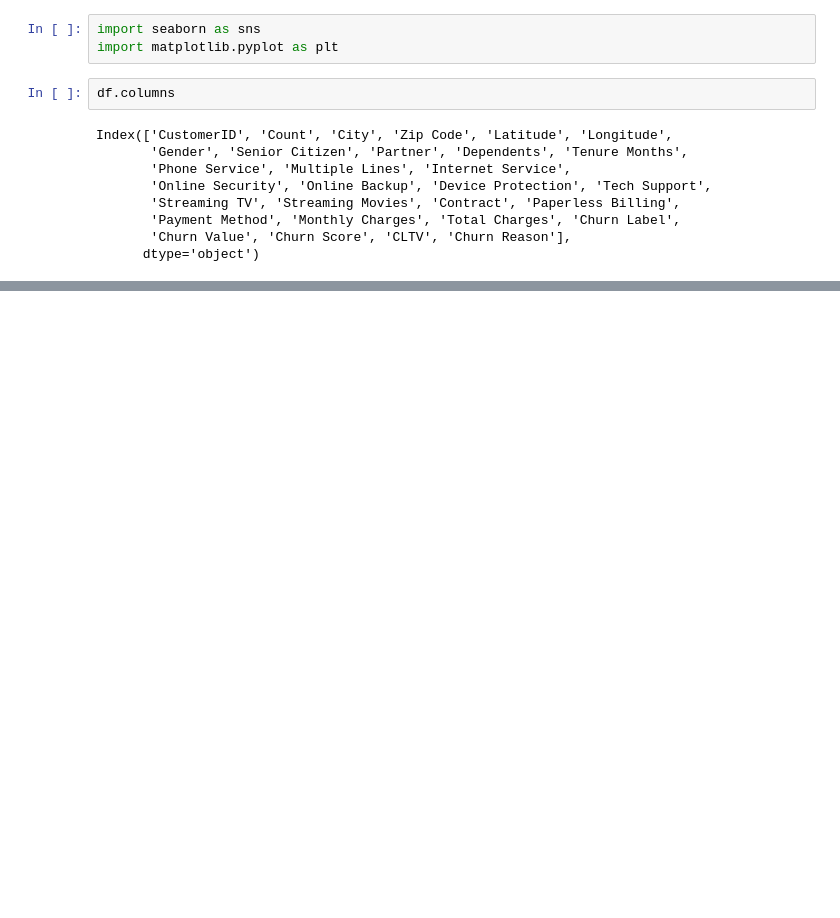
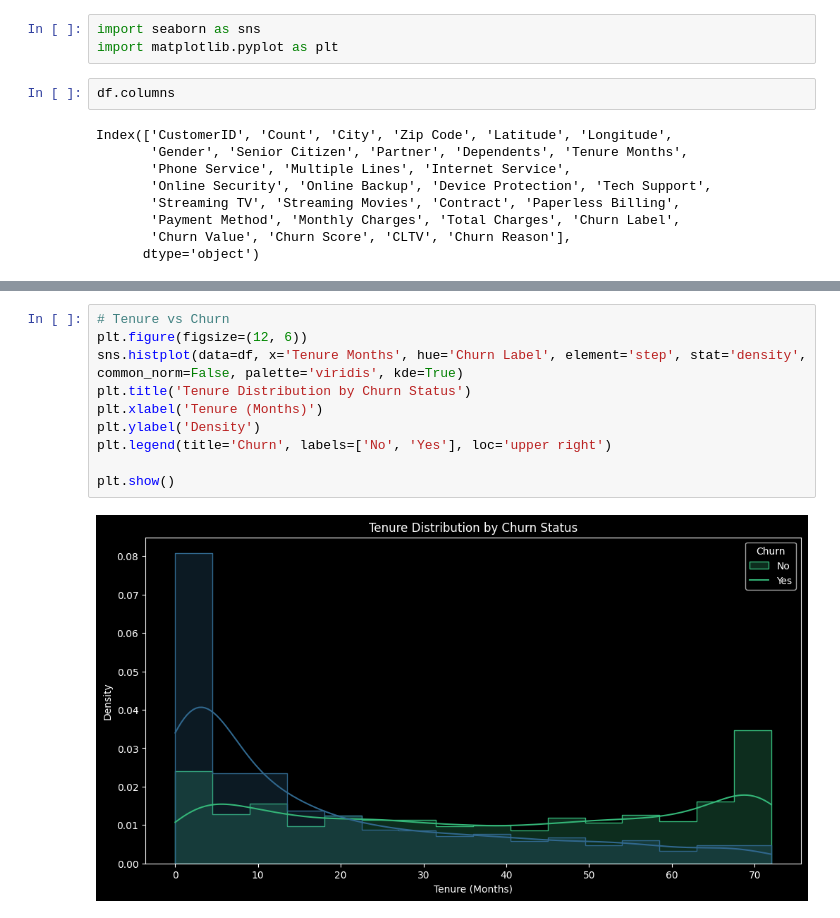
Before and after one commit to Shuchismita2000/customer-churn-prediction, a Jupyter notebook: eda.ipynb, the cells around one changed output, grey strips where cells are left out. Drawn from its saved outputs; the diff is of its cells as text; blank space fills up the shorter version.

```diff
--- a/eda.ipynb
+++ b/eda.ipynb
@@ -207,0 +215,12 @@ ValueError: Could not interpret input 'gender'
+# %%
+# Tenure vs Churn
+plt.figure(figsize=(12, 6))
+sns.histplot(data=df, x='Tenure Months', hue='Churn Label', element='step', stat='density', common_norm=False, palette='viridis', kde=True)
+plt.title('Tenure Distribution by Churn Status')
+plt.xlabel('Tenure (Months)')
+plt.ylabel('Density')
+plt.legend(title='Churn', labels=['No', 'Yes'], loc='upper right')
+
+plt.show()
+# %% [output]
+[figure, added]
```
Also changed, not shown: parts of 29 cells of this notebook.
